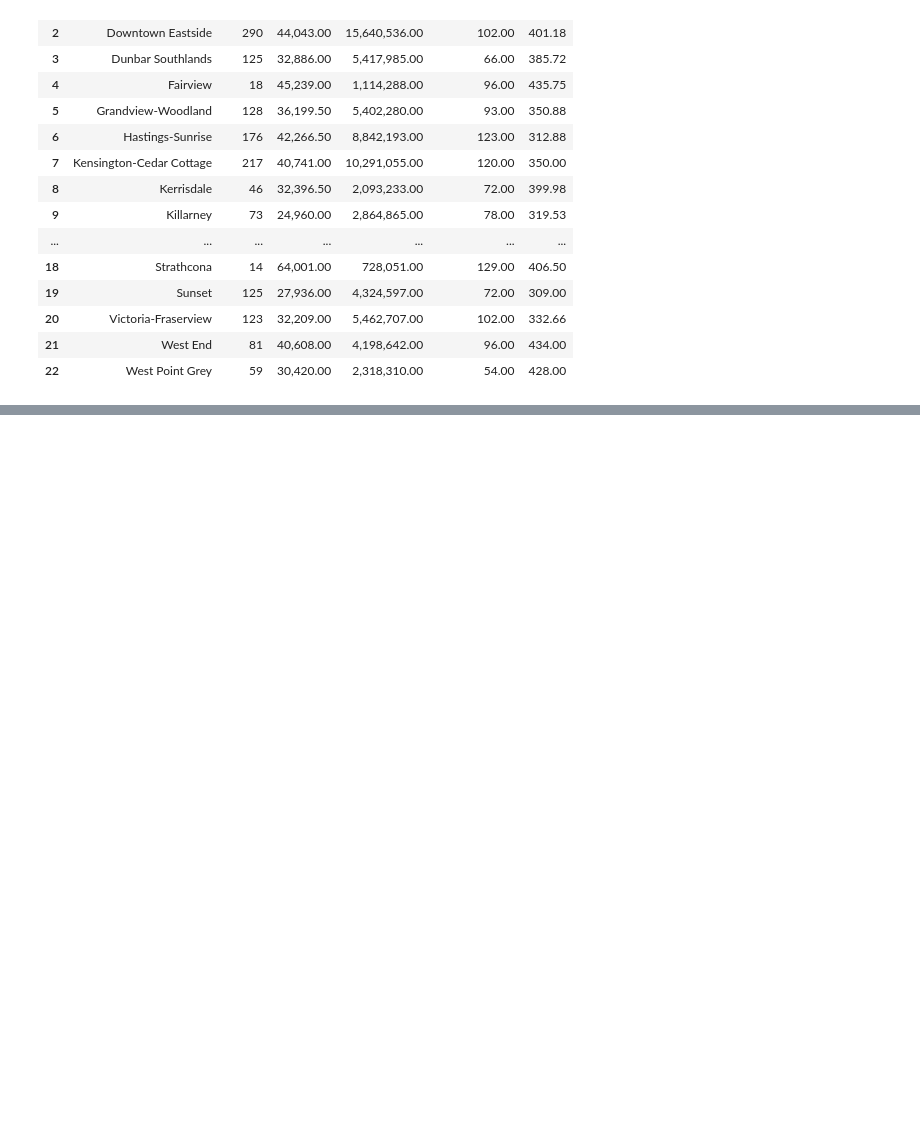
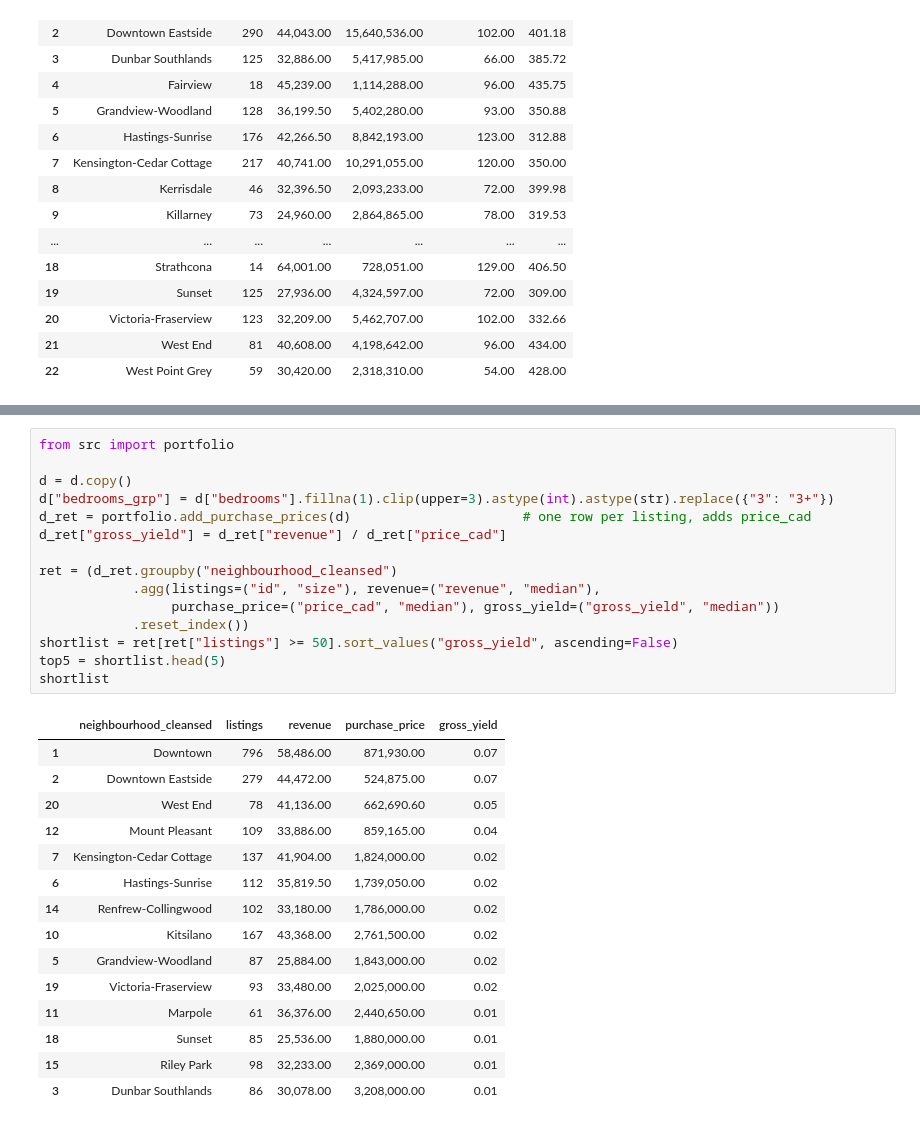
Before and after one commit to 2005yoheiUBC/datajam-2026, a Jupyter notebook: notebooks/02_where_and_what.ipynb, the cells around one changed output, grey strips where cells are left out. Cells and saved outputs as stored; diff of their text form; blank space fills up the shorter version.

```diff
--- a/notebooks/02_where_and_what.ipynb
+++ b/notebooks/02_where_and_what.ipynb
@@ -133,0 +145,31 @@ bar("price", "Typical nightly price (CAD)", "$,.0f",
+# %%
+from src import portfolio
+
+d = d.copy()
+d["bedrooms_grp"] = d["bedrooms"].fillna(1).clip(upper=3).astype(int).astype(str).replace({"3": "3+"})
+d_ret = portfolio.add_purchase_prices(d)                      # one row per listing, adds price_cad
+d_ret["gross_yield"] = d_ret["revenue"] / d_ret["price_cad"]
+
+ret = (d_ret.groupby("neighbourhood_cleansed")
+            .agg(listings=("id", "size"), revenue=("revenue", "median"),
+                 purchase_price=("price_cad", "median"), gross_yield=("gross_yield", "median"))
+            .reset_index())
+shortlist = ret[ret["listings"] >= 50].sort_values("gross_yield", ascending=False)
+top5 = shortlist.head(5)
+shortlist
+# %% [output]
+|  | neighbourhood_cleansed | listings | revenue | purchase_price | gross_yield |
+| 1 | Downtown | 796 | 58,486.00 | 871,930.00 | 0.07 |
+| 2 | Downtown Eastside | 279 | 44,472.00 | 524,875.00 | 0.07 |
+| 20 | West End | 78 | 41,136.00 | 662,690.60 | 0.05 |
+| 12 | Mount Pleasant | 109 | 33,886.00 | 859,165.00 | 0.04 |
+| 7 | Kensington-Cedar Cottage | 137 | 41,904.00 | 1,824,000.00 | 0.02 |
+| 6 | Hastings-Sunrise | 112 | 35,819.50 | 1,739,050.00 | 0.02 |
+| 14 | Renfrew-Collingwood | 102 | 33,180.00 | 1,786,000.00 | 0.02 |
+| 10 | Kitsilano | 167 | 43,368.00 | 2,761,500.00 | 0.02 |
+| 5 | Grandview-Woodland | 87 | 25,884.00 | 1,843,000.00 | 0.02 |
+| 19 | Victoria-Fraserview | 93 | 33,480.00 | 2,025,000.00 | 0.02 |
+| 11 | Marpole | 61 | 36,376.00 | 2,440,650.00 | 0.01 |
+| 18 | Sunset | 85 | 25,536.00 | 1,880,000.00 | 0.01 |
+| 15 | Riley Park | 98 | 32,233.00 | 2,369,000.00 | 0.01 |
+| 3 | Dunbar Southlands | 86 | 30,078.00 | 3,208,000.00 | 0.01 |
```
Also changed, not shown: parts of 4 cells of this notebook, 15 other files.
